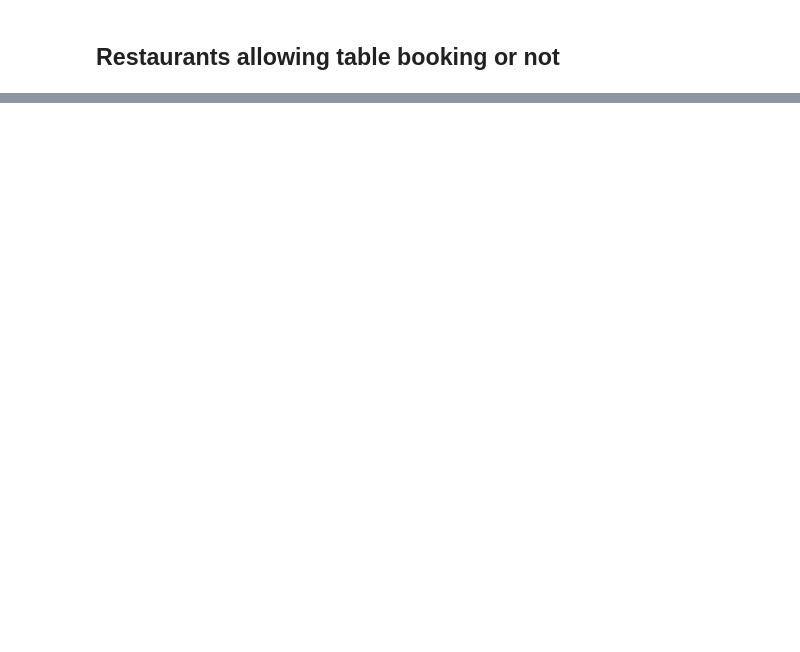
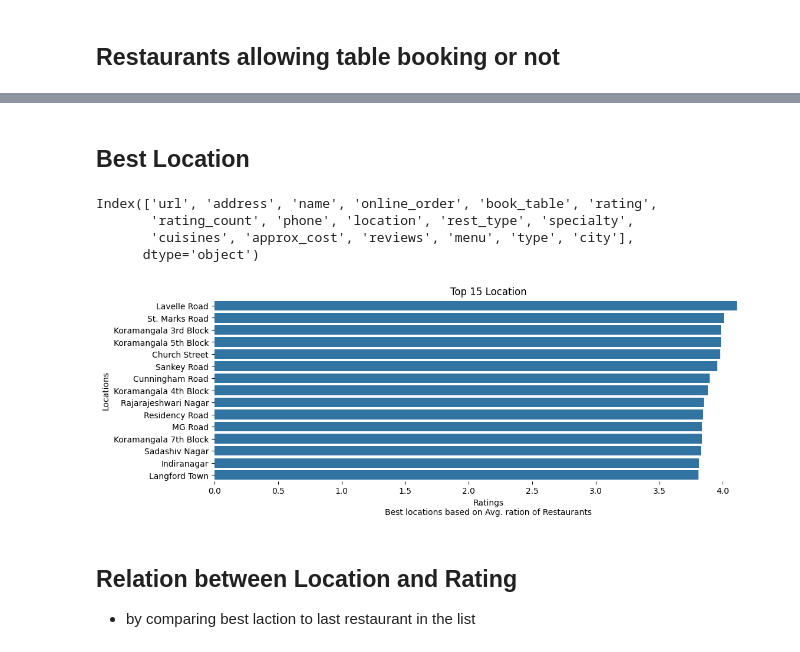
Before and after one commit to KToppo/Pandas, a Jupyter notebook: Zomato/Visualization.ipynb, the cells around one changed output, grey strips where cells are left out. Drawn from its saved outputs; the diff is of its cells as text; code cells hidden in the pictures; blank space fills up the shorter version.

```diff
--- a/Zomato/Visualization.ipynb
+++ b/Zomato/Visualization.ipynb
@@ -144,0 +165,28 @@ del Yes, No
+# %% [markdown]
+## Best Location
+# %%
+df.columns
+# %% [output]
+Index(['url', 'address', 'name', 'online_order', 'book_table', 'rating',
+       'rating_count', 'phone', 'location', 'rest_type', 'specialty',
+       'cuisines', 'approx_cost', 'reviews', 'menu', 'type', 'city'],
+      dtype='object')
+# %%
+locations = df[['location','rating']].groupby('location')
+Avg_rating = locations.mean()
+Avg_rating = Avg_rating.sort_values('rating', ascending=False)
+# %%
+plt.figure(figsize=(12,4))
+
+sns.barplot(x='rating',y=Avg_rating.index[:15],data=Avg_rating[:15])
+sns.despine(left=True,bottom=True)
+
+plt.xlabel("Ratings\nBest locations based on Avg. ration of Restaurants")
+plt.ylabel("Locations")
+plt.title("Top 15 Location")
+plt.show()
+# %% [output]
+[figure, added]
+# %% [markdown]
+## Relation between Location and Rating
+* by comparing best laction to last restaurant in the list
```
Also changed, not shown: parts of 7 cells of this notebook.
